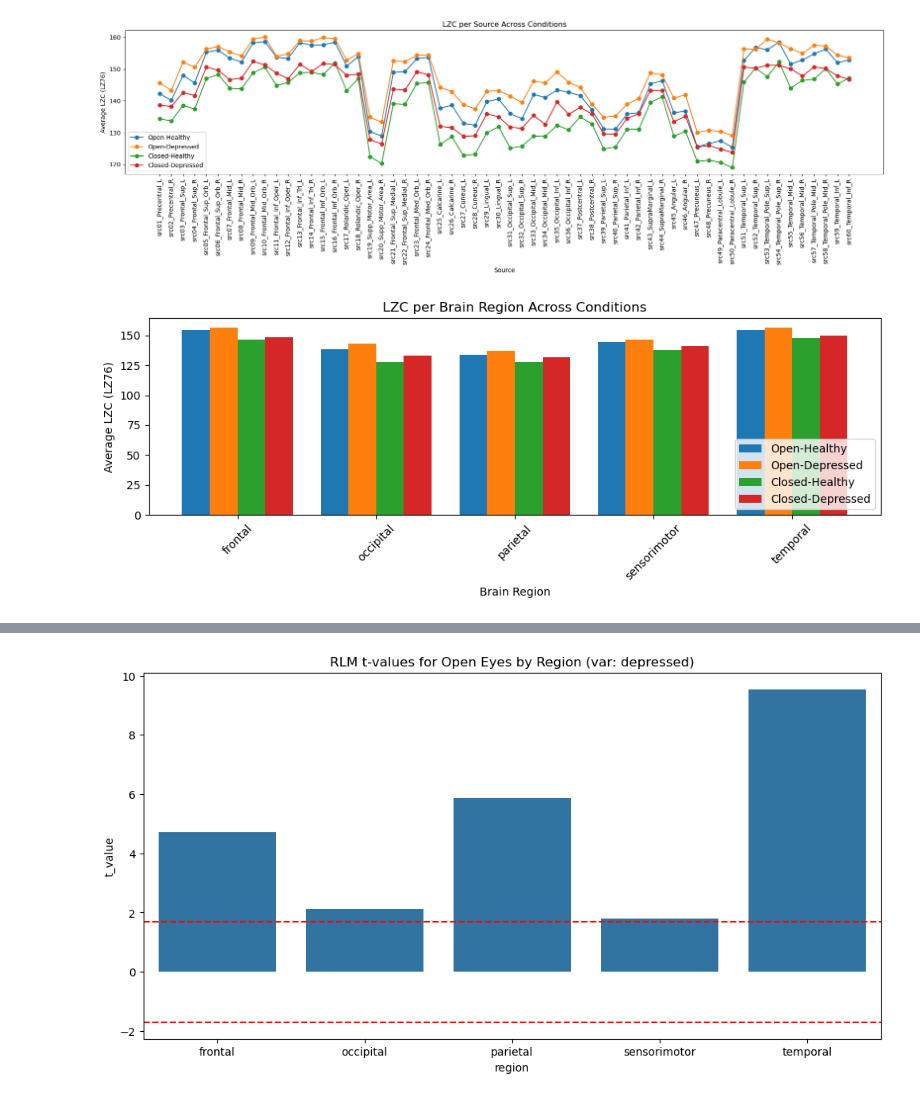
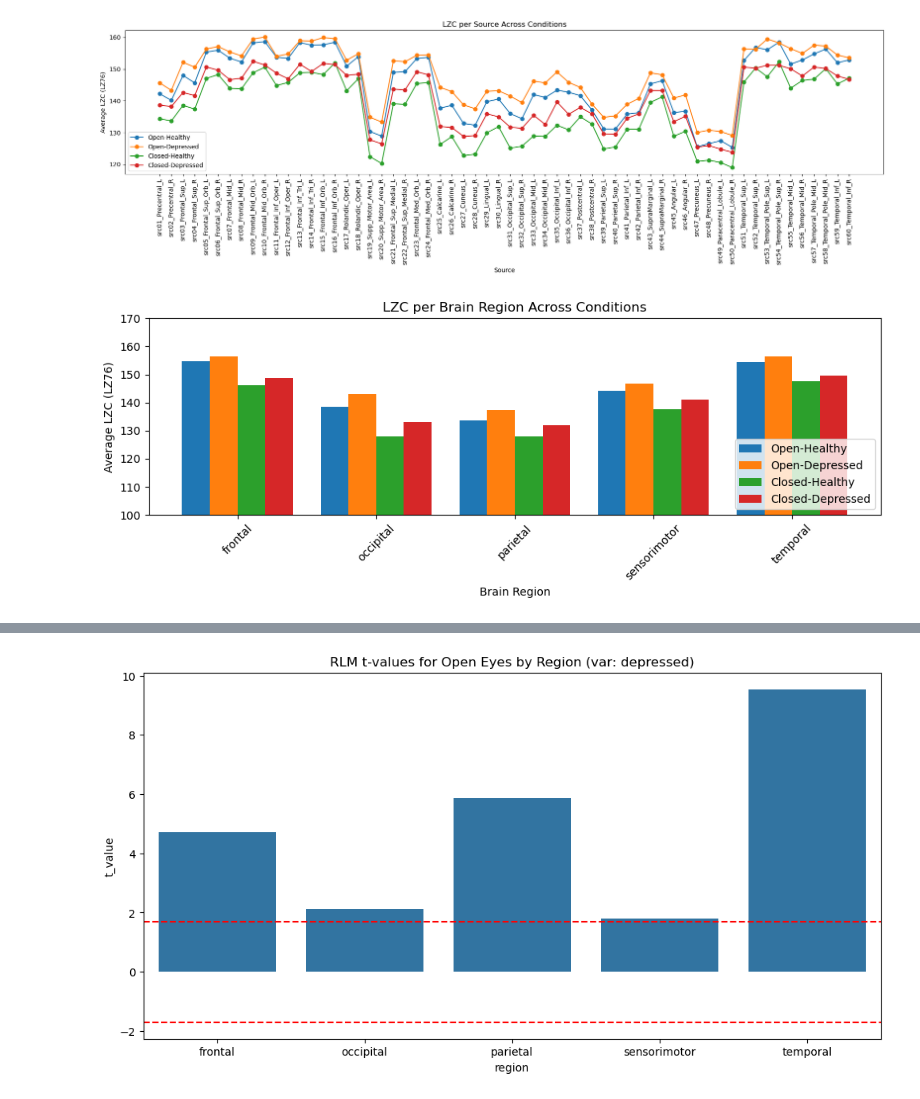
Before and after one commit to ldubravica/MScResearchProject, a Jupyter notebook: analyse_lzc.ipynb, the cells around one changed output, grey strips where cells are left out. Cells and saved outputs as stored; diff of their text form; code cells hidden in the pictures.

```diff
--- a/lzc_analysis.ipynb
+++ b/analyse_lzc.ipynb
@@ -10,19 +12,14 @@ from scipy.io import loadmat, savemat
 # %%
 # Read the Excel file
-file_name = 'Data_4_Import_REST.xlsx'  # Replace with your file path
+file_name = 'Data_4_Import_REST.xlsx'
 excel_sheet_name = 'Depression Rest'
 file_path = os.path.join("Depression_Study", "depression_data", file_name)
 df_raw = pd.read_excel(file_path, sheet_name=excel_sheet_name)
 
 # Extract values from the first column into two arrays
-healthy_sample = df_raw[merged_merged_df_raw.iloc[:, 1] == 99].iloc[:, 0].tolist()
+healthy_sample = df_raw[df_raw.iloc[:, 1] == 99].iloc[:, 0].tolist()
 depressed_sample = df_raw[df_raw.iloc[:, 1] != 99].iloc[:, 0].tolist()
-
-# Print the results
-print("Healthy sample:", healthy_sample)
-print("Depressed sample:", depressed_sample)
 
 # Extract AAL source names
 cser_values = loadmat("cser_values.mat")
 source_names = [(cser_values['source_names'][i][0][0]) for i in range(60)]
-print("Source names: ", source_names)
@@ -33,6 +26,7 @@ Source names:  ['Precentral_L', 'Precentral_R', 'Frontal_Sup_L', 'Frontal_Sup_R'
 # %%
-filename = 'eeg_source.mat'
-eeg_source = h5py.File(filename, 'r')
+# Load EEG source data from -v7.3 .mat file
+eeg_source = h5py.File('eeg_source.mat', 'r')
+
 eeg_source_open = eeg_source['eeg_source_open']
 eeg_source_closed = eeg_source['eeg_source_closed']
 
@@ -165,15 +123,11 @@ Processing 30/30 subject's 60/60 source
 # %%
-import pickle
-
 # Save the four LZ76 results to a file for later retrieval
-lz76_results = {
+lz76_values = {
     'lz76_open_healthy': lz76_open_healthy,
     'lz76_open_depressed': lz76_open_depressed,
     'lz76_closed_healthy': lz76_closed_healthy,
     'lz76_closed_depressed': lz76_closed_depressed
 }
 
-with open('lz76_results.pkl', 'wb') as f:
-    pickle.dump(lz76_results, f)
-
-print("LZ76 results saved to lz76_results.pkl")
+with open('lz76_values.pkl', 'wb') as f:
+    pickle.dump(lz76_values, f)
@@ -182,16 +134,14 @@ LZ76 results saved to lz76_results.pkl
 # %%
-import pickle
-
 # Load the results from the file
-lz76_results = None
-with open('lz76_results.pkl', 'rb') as f:
-    lz76_results = pickle.load(f)
+lz76_values = None
+with open('lz76_values.pkl', 'rb') as f:
+    lz76_values = pickle.load(f)
 
 # Unpack the results
-lz76_open_healthy = lz76_results['lz76_open_healthy']
-lz76_open_depressed = lz76_results['lz76_open_depressed']
-lz76_closed_healthy = lz76_results['lz76_closed_healthy']
-lz76_closed_depressed = lz76_results['lz76_closed_depressed']
+lz76_open_healthy = lz76_values['lz76_open_healthy']
+lz76_open_depressed = lz76_values['lz76_open_depressed']
+lz76_closed_healthy = lz76_values['lz76_closed_healthy']
+lz76_closed_depressed = lz76_values['lz76_closed_depressed']
 # %%
 # Average LZC for each source across subjects for each condition
 def average_lz76_per_source(lz76_tuple):
@@ -468,24 +381,25 @@ plt.show()
 # %%
 plt.figure(figsize=(10, 4))
 for i, (eyes, health) in enumerate(conditions):
     mask = (
         (lzc_region_df['eyes'] == eyes) &
         (lzc_region_df['health'] == health)
     )
     region_avgs = lzc_region_df.loc[mask, :]
     plt.bar(
         np.arange(len(region_avgs)) + i*0.2,
         region_avgs['lz76_region_avg'],
         width=0.2,
         label=condition_labels[i]
     )
 
 plt.xticks(np.arange(len(region_avgs)) + 0.3, region_avgs['region'], rotation=45)
+plt.ylim(100, 170)
 plt.xlabel('Brain Region')
 plt.ylabel('Average LZC (LZ76)')
 plt.title('LZC per Brain Region Across Conditions')
 plt.legend(loc='lower right')
 plt.tight_layout()
 plt.show()
 # %% [output]
-[figure, old version]
+[figure, new version]
```
Also changed, not shown: parts of 13 cells of this notebook, 9 other files.
